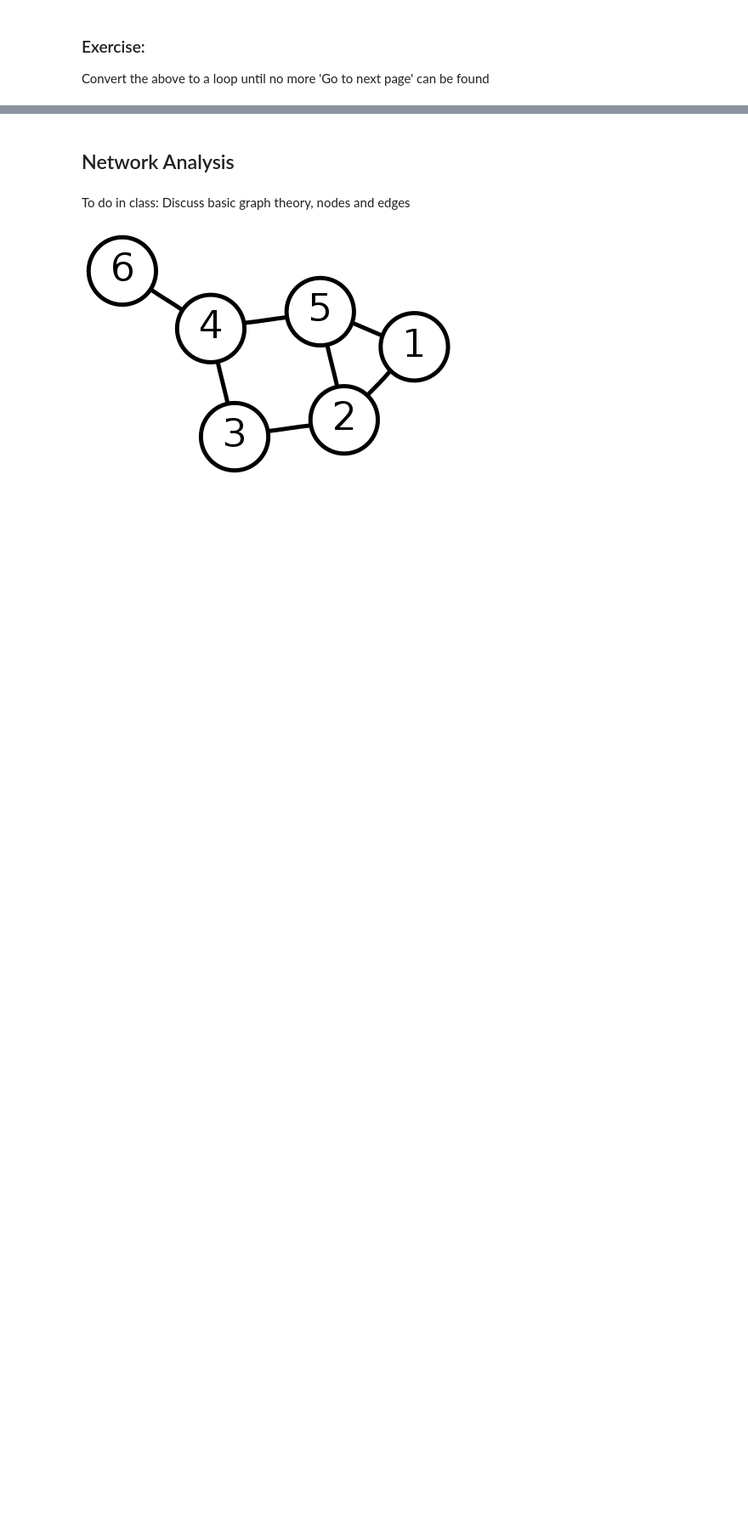
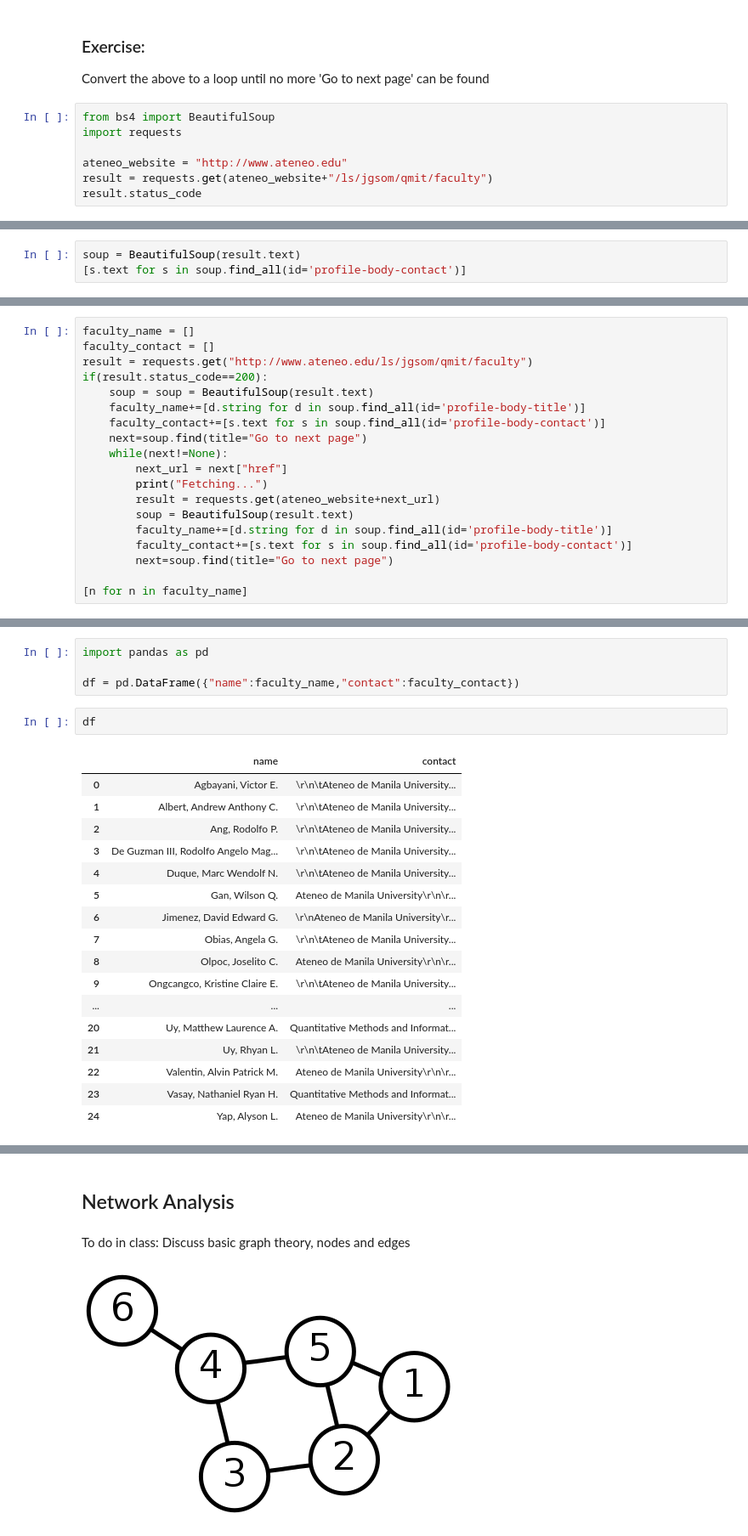
Before and after one commit to jilagan/ITMGT25-EE-ClassNotes, a Jupyter notebook: class_discussion_notebooks/Day 20 Discussions.ipynb, the cells around one changed output, grey strips where cells are left out. Shown at 85% size. Cells and saved outputs as stored; diff of their text form; blank space fills up the shorter version.

```diff
--- a/class_discussion_notebooks/Day 20 Discussions.ipynb
+++ b/class_discussion_notebooks/Day 20 Discussions.ipynb
@@ -209,3 +269,10 @@ soup = BeautifulSoup(result.text)
 ### Exercise:
 
 Convert the above to a loop until no more 'Go to next page' can be found
+# %%
+from bs4 import BeautifulSoup
+import requests
+
+ateneo_website = "http://www.ateneo.edu"
+result = requests.get(ateneo_website+"/ls/jgsom/qmit/faculty")
+result.status_code
@@ -211,0 +281,3 @@ Convert the above to a loop until no more 'Go to next page' can be found
+# %%
+soup = BeautifulSoup(result.text)
+[s.text for s in soup.find_all(id='profile-body-contact')]
@@ -211,0 +290,19 @@ Convert the above to a loop until no more 'Go to next page' can be found
+# %%
+faculty_name = []
+faculty_contact = []
+result = requests.get("http://www.ateneo.edu/ls/jgsom/qmit/faculty")
+if(result.status_code==200):
+    soup = soup = BeautifulSoup(result.text)
+    faculty_name+=[d.string for d in soup.find_all(id='profile-body-title')]
+    faculty_contact+=[s.text for s in soup.find_all(id='profile-body-contact')]
+    next=soup.find(title="Go to next page")
+    while(next!=None):
+        next_url = next["href"]
+        print("Fetching...")
+        result = requests.get(ateneo_website+next_url)
+        soup = BeautifulSoup(result.text)
+        faculty_name+=[d.string for d in soup.find_all(id='profile-body-title')]
+        faculty_contact+=[s.text for s in soup.find_all(id='profile-body-contact')]
+        next=soup.find(title="Go to next page")
+
+[n for n in faculty_name]
@@ -211,0 +351,24 @@ Convert the above to a loop until no more 'Go to next page' can be found
+# %%
+import pandas as pd
+
+df = pd.DataFrame({"name":faculty_name,"contact":faculty_contact})
+# %%
+df
+# %% [output]
+|  | name | contact |
+| 0 | Agbayani, Victor E. | \r\n\tAteneo de Manila University... |
+| 1 | Albert, Andrew Anthony C. | \r\n\tAteneo de Manila University... |
+| 2 | Ang, Rodolfo P. | \r\n\tAteneo de Manila University... |
+| 3 | De Guzman III, Rodolfo Angelo Mag... | \r\n\tAteneo de Manila University... |
+| 4 | Duque, Marc Wendolf N. | \r\n\tAteneo de Manila University... |
+| 5 | Gan, Wilson Q. | Ateneo de Manila University\r\n\r... |
+| 6 | Jimenez, David Edward G. | \r\nAteneo de Manila University\r... |
+| 7 | Obias, Angela G. | \r\n\tAteneo de Manila University... |
+| 8 | Olpoc, Joselito C. | Ateneo de Manila University\r\n\r... |
+| 9 | Ongcangco, Kristine Claire E. | \r\n\tAteneo de Manila University... |
+| ... | ... | ... |
+| 20 | Uy, Matthew Laurence A. | Quantitative Methods and Informat... |
+| 21 | Uy, Rhyan L. | \r\n\tAteneo de Manila University... |
+| 22 | Valentin, Alvin Patrick M. | Ateneo de Manila University\r\n\r... |
+| 23 | Vasay, Nathaniel Ryan H. | Quantitative Methods and Informat... |
+| 24 | Yap, Alyson L. | Ateneo de Manila University\r\n\r... |
```
Also changed, not shown: parts of 23 cells of this notebook, 2 other files.
